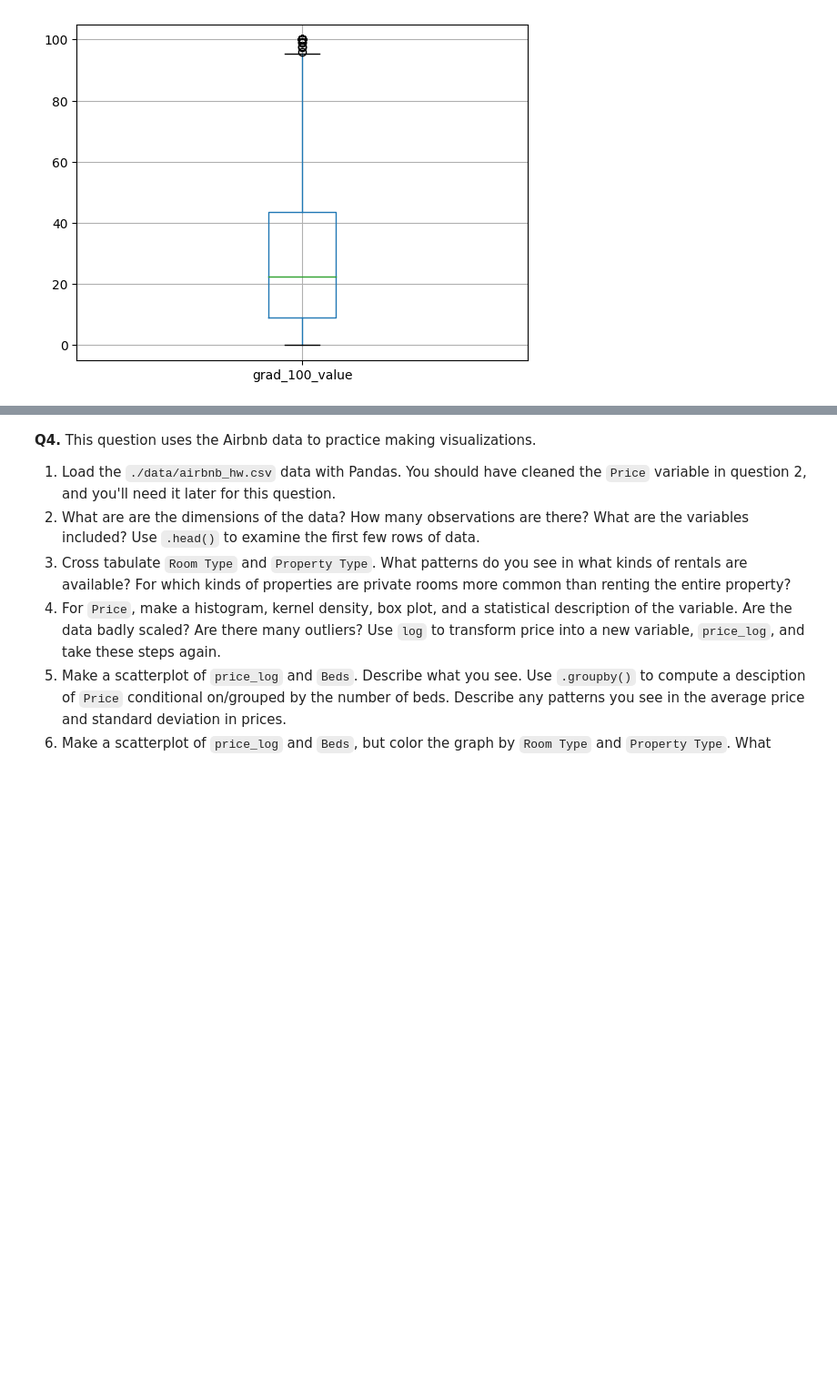
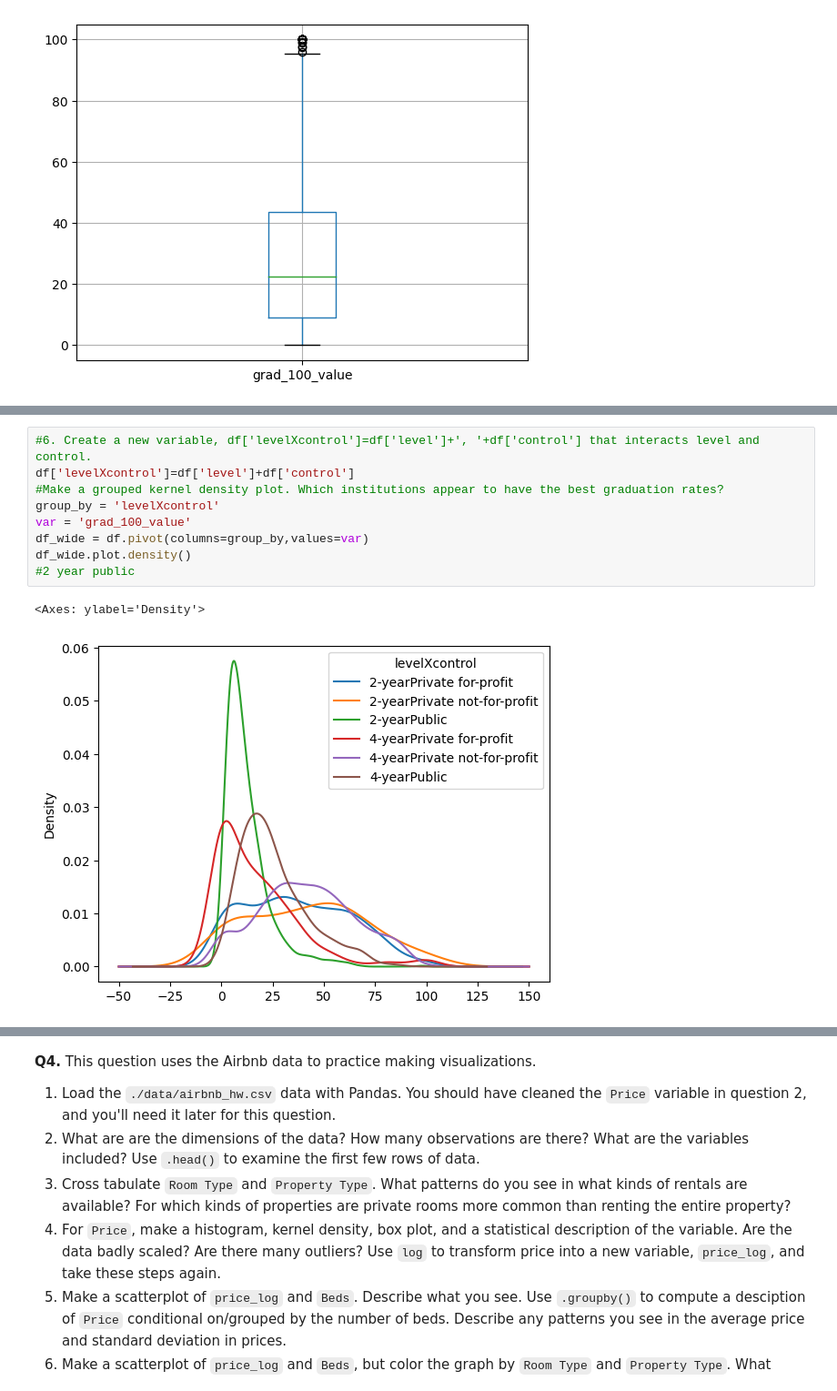
Before and after one commit to Shruti-Elango/assignment2.DS3003, a Jupyter notebook: assignment2.ipynb, the cells around one changed output, grey strips where cells are left out. Shown at 91% size. Cells and saved outputs as stored; diff of their text form; blank space fills up the shorter version.

```diff
--- a/assignment2.ipynb
+++ b/assignment2.ipynb
@@ -189,0 +212,12 @@ df.boxplot(column = 'grad_100_value') #boxplot
+# %%
+#6. Create a new variable, df['levelXcontrol']=df['level']+', '+df['control'] that interacts level and control.
+df['levelXcontrol']=df['level']+df['control']
+#Make a grouped kernel density plot. Which institutions appear to have the best graduation rates?
+group_by = 'levelXcontrol'
+var = 'grad_100_value'
+df_wide = df.pivot(columns=group_by,values=var)
+df_wide.plot.density()
+#2 year public
+# %% [output]
+<Axes: ylabel='Density'>
+[figure, added]
```
Also changed, not shown: parts of 3 cells of this notebook.
